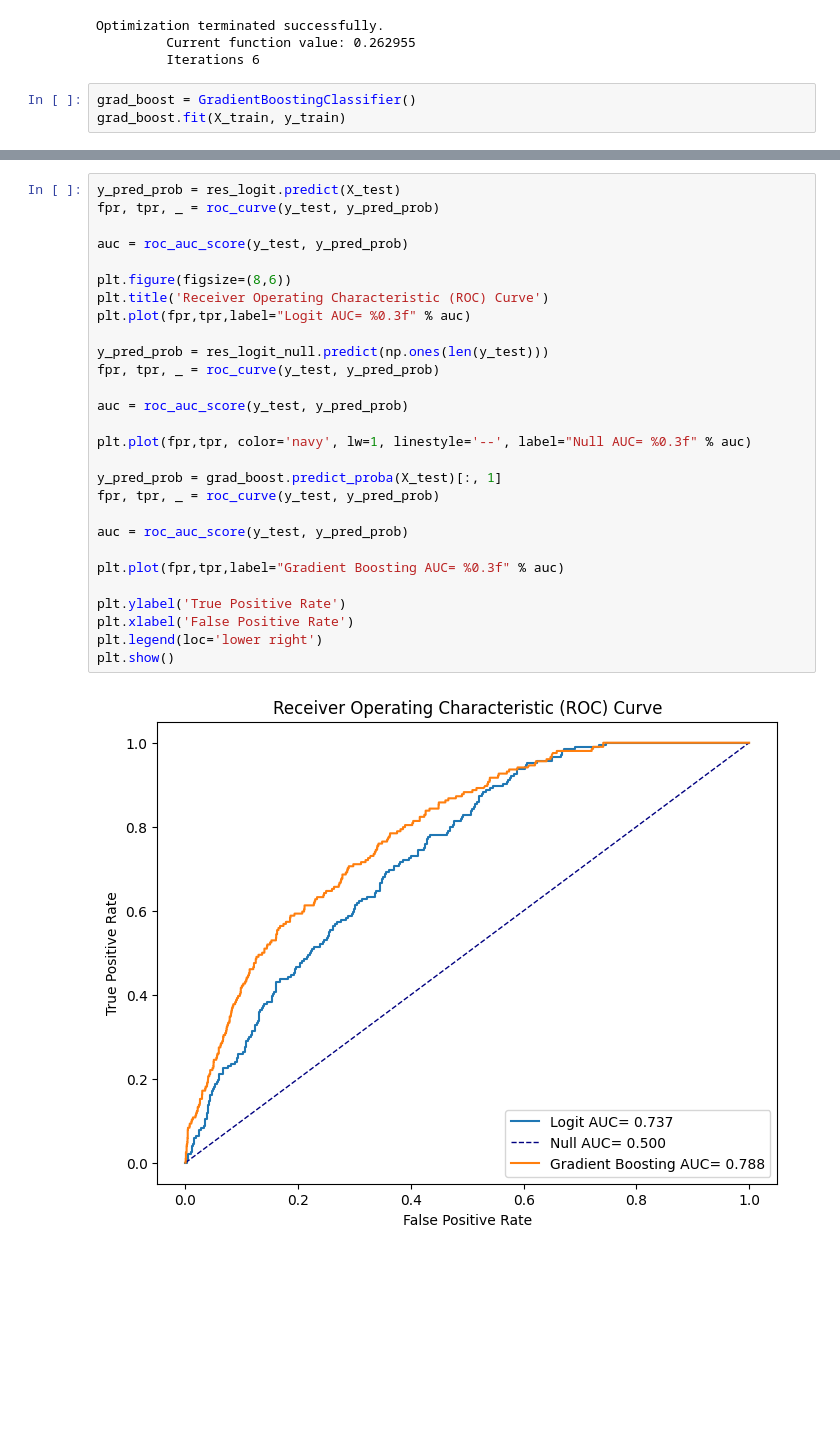
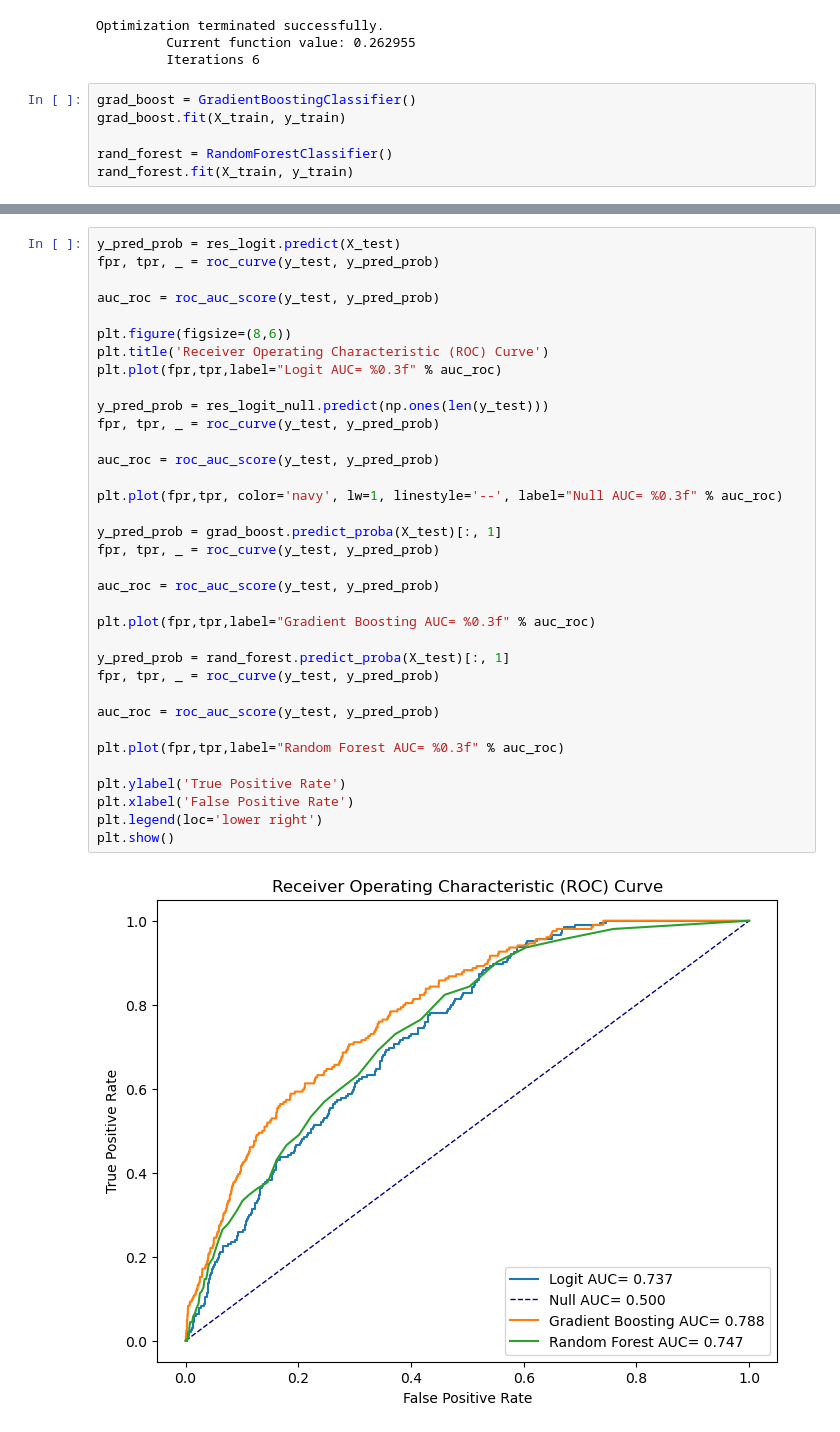
Before and after one commit to artamonoff/econometrica, a Jupyter notebook: econometrica2/jupyter-notebooks/List26/ROC_curve.ipynb, the cells around one changed output, grey strips where cells are left out. Saved outputs shown, nothing was run; the diff lists cells and outputs as text; blank space fills up the shorter version.

Commit message:
add Random Forest Classifier

```diff
--- a/econometrica2/jupyter-notebooks/List26/ROC_curve.ipynb
+++ b/econometrica2/jupyter-notebooks/List26/ROC_curve.ipynb
@@ -162,4 +162,7 @@ Optimization terminated successfully.
 # %%
 grad_boost = GradientBoostingClassifier()
 grad_boost.fit(X_train, y_train)
+
+rand_forest = RandomForestClassifier()
+rand_forest.fit(X_train, y_train)
 # %% [output]
@@ -167,30 +170,37 @@ GradientBoostingClassifier()
 # %%
 y_pred_prob = res_logit.predict(X_test)
 fpr, tpr, _ = roc_curve(y_test, y_pred_prob)
 
-auc = roc_auc_score(y_test, y_pred_prob)
+auc_roc = roc_auc_score(y_test, y_pred_prob)
 
 plt.figure(figsize=(8,6))
 plt.title('Receiver Operating Characteristic (ROC) Curve')
-plt.plot(fpr,tpr,label="Logit AUC= %0.3f" % auc)
+plt.plot(fpr,tpr,label="Logit AUC= %0.3f" % auc_roc)
 
 y_pred_prob = res_logit_null.predict(np.ones(len(y_test)))
 fpr, tpr, _ = roc_curve(y_test, y_pred_prob)
 
-auc = roc_auc_score(y_test, y_pred_prob)
+auc_roc = roc_auc_score(y_test, y_pred_prob)
 
-plt.plot(fpr,tpr, color='navy', lw=1, linestyle='--', label="Null AUC= %0.3f" % auc)
+plt.plot(fpr,tpr, color='navy', lw=1, linestyle='--', label="Null AUC= %0.3f" % auc_roc)
 
 y_pred_prob = grad_boost.predict_proba(X_test)[:, 1]
 fpr, tpr, _ = roc_curve(y_test, y_pred_prob)
 
-auc = roc_auc_score(y_test, y_pred_prob)
+auc_roc = roc_auc_score(y_test, y_pred_prob)
 
-plt.plot(fpr,tpr,label="Gradient Boosting AUC= %0.3f" % auc)
+plt.plot(fpr,tpr,label="Gradient Boosting AUC= %0.3f" % auc_roc)
+
+y_pred_prob = rand_forest.predict_proba(X_test)[:, 1]
+fpr, tpr, _ = roc_curve(y_test, y_pred_prob)
+
+auc_roc = roc_auc_score(y_test, y_pred_prob)
+
+plt.plot(fpr,tpr,label="Random Forest AUC= %0.3f" % auc_roc)
 
 plt.ylabel('True Positive Rate')
 plt.xlabel('False Positive Rate')
 plt.legend(loc='lower right')
 plt.show()
 # %% [output]
-[figure, old version]
+[figure, new version]
```
Also changed, not shown: parts of 2 cells of this notebook.
